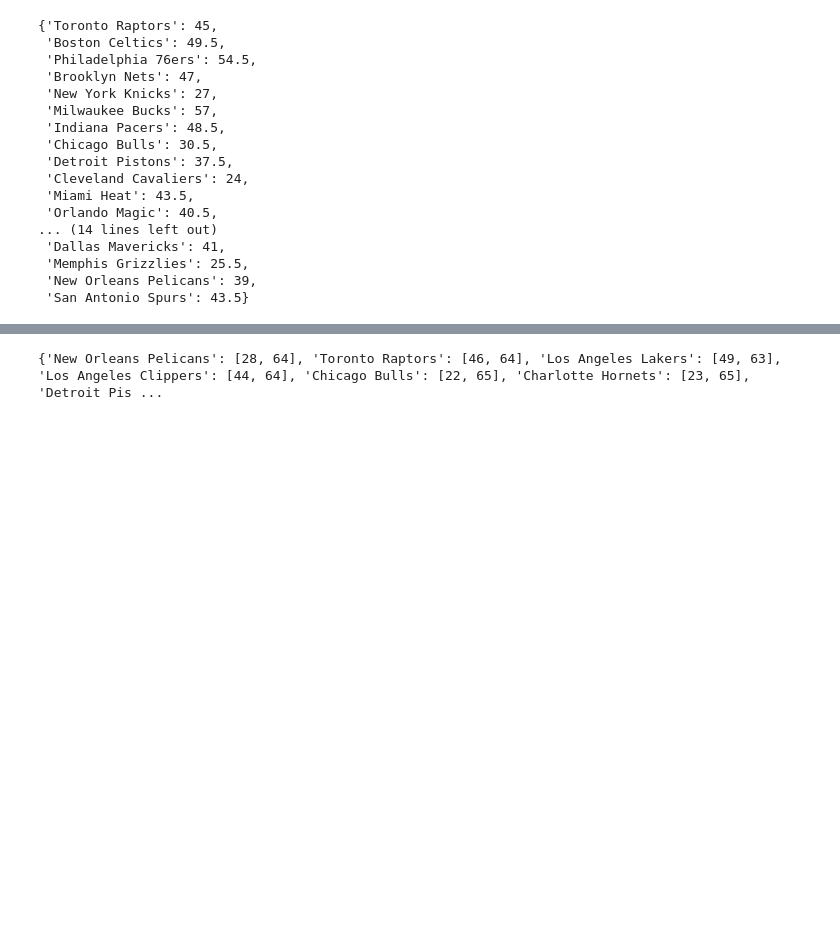
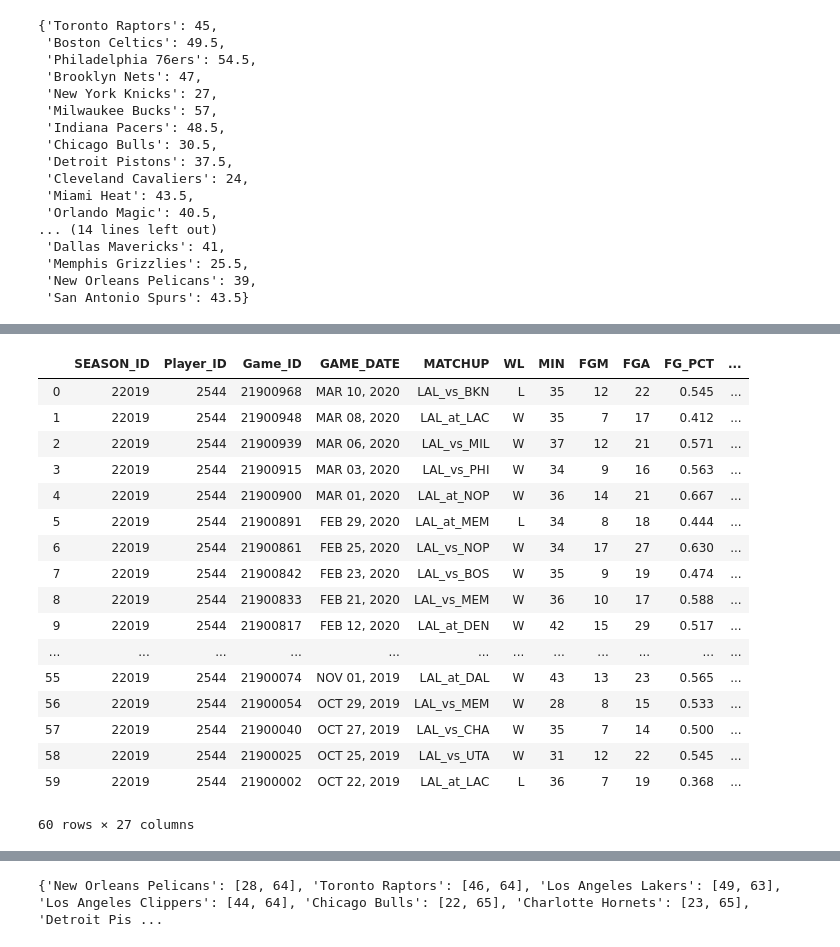
Before and after one commit to rogeralemany7/NBA_project, a Jupyter notebook: 1-data_prep_nba_19_20.ipynb, the cells around one changed output, grey strips where cells are left out. Saved outputs shown, nothing was run; the diff lists cells and outputs as text; code cells hidden in the pictures; blank space fills up the shorter version.

```diff
--- a/1-data_prep_nba_19_20.ipynb
+++ b/1-data_prep_nba_19_20.ipynb
@@ -258,0 +564,22 @@ Vegas_pred
+# %%
+LBJ= pd.read_csv("NBA_project/players_19_20/games_LeBron James.csv")
+LBJ
+# %% [output]
+|  | SEASON_ID | Player_ID | Game_ID | GAME_DATE | MATCHUP | WL | MIN | FGM | FGA | FG_PCT | ... |
+| 0 | 22019 | 2544 | 21900968 | MAR 10, 2020 | LAL_vs_BKN | L | 35 | 12 | 22 | 0.545 | ... |
+| 1 | 22019 | 2544 | 21900948 | MAR 08, 2020 | LAL_at_LAC | W | 35 | 7 | 17 | 0.412 | ... |
+| 2 | 22019 | 2544 | 21900939 | MAR 06, 2020 | LAL_vs_MIL | W | 37 | 12 | 21 | 0.571 | ... |
+| 3 | 22019 | 2544 | 21900915 | MAR 03, 2020 | LAL_vs_PHI | W | 34 | 9 | 16 | 0.563 | ... |
+| 4 | 22019 | 2544 | 21900900 | MAR 01, 2020 | LAL_at_NOP | W | 36 | 14 | 21 | 0.667 | ... |
+| 5 | 22019 | 2544 | 21900891 | FEB 29, 2020 | LAL_at_MEM | L | 34 | 8 | 18 | 0.444 | ... |
+| 6 | 22019 | 2544 | 21900861 | FEB 25, 2020 | LAL_vs_NOP | W | 34 | 17 | 27 | 0.630 | ... |
+| 7 | 22019 | 2544 | 21900842 | FEB 23, 2020 | LAL_vs_BOS | W | 35 | 9 | 19 | 0.474 | ... |
+| 8 | 22019 | 2544 | 21900833 | FEB 21, 2020 | LAL_vs_MEM | W | 36 | 10 | 17 | 0.588 | ... |
+| 9 | 22019 | 2544 | 21900817 | FEB 12, 2020 | LAL_at_DEN | W | 42 | 15 | 29 | 0.517 | ... |
+| ... | ... | ... | ... | ... | ... | ... | ... | ... | ... | ... | ... |
+| 55 | 22019 | 2544 | 21900074 | NOV 01, 2019 | LAL_at_DAL | W | 43 | 13 | 23 | 0.565 | ... |
+| 56 | 22019 | 2544 | 21900054 | OCT 29, 2019 | LAL_vs_MEM | W | 28 | 8 | 15 | 0.533 | ... |
+| 57 | 22019 | 2544 | 21900040 | OCT 27, 2019 | LAL_vs_CHA | W | 35 | 7 | 14 | 0.500 | ... |
+| 58 | 22019 | 2544 | 21900025 | OCT 25, 2019 | LAL_vs_UTA | W | 31 | 12 | 22 | 0.545 | ... |
+| 59 | 22019 | 2544 | 21900002 | OCT 22, 2019 | LAL_at_LAC | L | 36 | 7 | 19 | 0.368 | ... |
+60 rows × 27 columns
```
Also changed, not shown: parts of 83 cells of this notebook.
